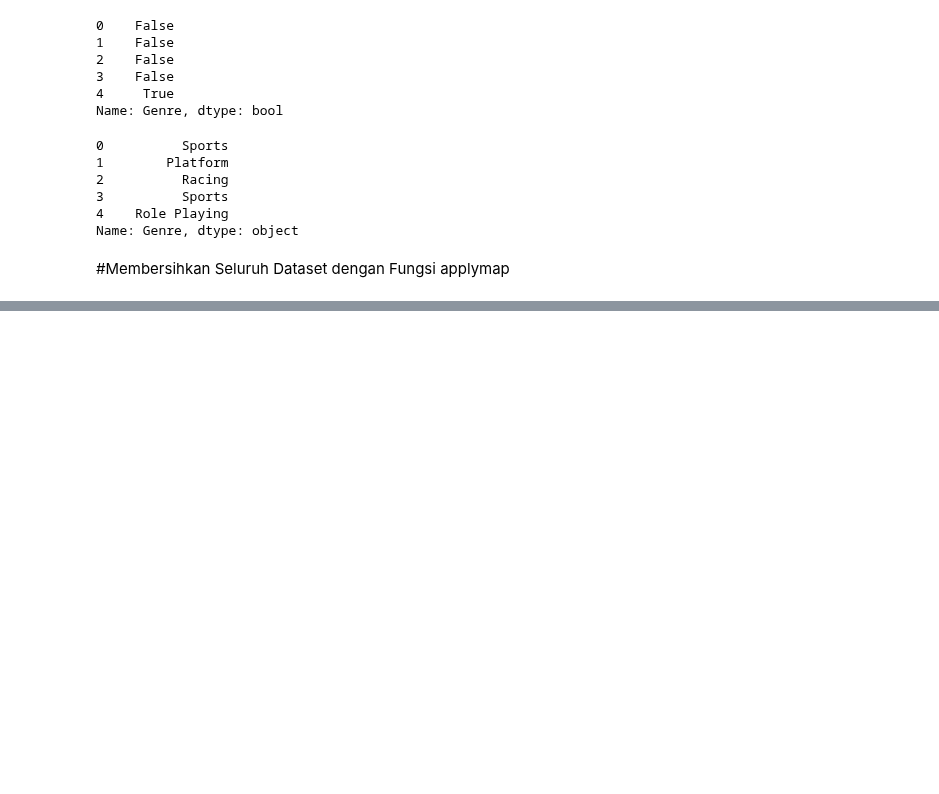
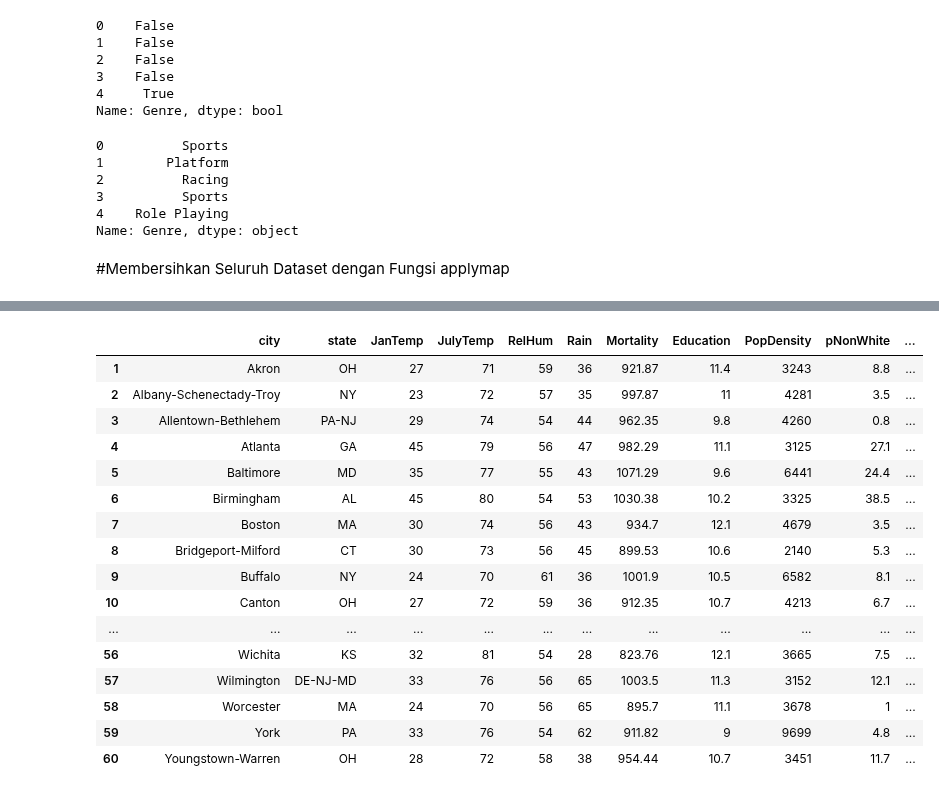
Before and after one commit to aricahyasaputra/data-sains-course-assigment-, a Jupyter notebook: Week 6/Tugas_6_Data_Sains.ipynb, the cells around one changed output, grey strips where cells are left out. Cells and saved outputs as stored; diff of their text form; code cells hidden in the pictures; blank space fills up the shorter version.

```diff
--- a/Week 6/Tugas_6_Data_Sains.ipynb
+++ b/Week 6/Tugas_6_Data_Sains.ipynb
@@ -378,0 +382,5 @@ FileNotFoundError: ignored
+# %%
+df = pd.read_csv('/content/SMSA.txt', sep="\t" , header = None)
+df.columns = ["city", "state", "JanTemp", "JulyTemp", "RelHum", "Rain", "Mortality", "Education", "PopDensity", "pNonWhite", "pWC","pop", "pophouse", "income", "HCPot", "NOxPot","S02Pot","NOx"]
+
+print(df)
@@ -378,0 +405,20 @@ FileNotFoundError: ignored
+# %%
+df.drop([0])
+# %% [output]
+|  | city | state | JanTemp | JulyTemp | RelHum | Rain | Mortality | Education | PopDensity | pNonWhite | ... |
+| 1 | Akron | OH | 27 | 71 | 59 | 36 | 921.87 | 11.4 | 3243 | 8.8 | ... |
+| 2 | Albany-Schenectady-Troy | NY | 23 | 72 | 57 | 35 | 997.87 | 11 | 4281 | 3.5 | ... |
+| 3 | Allentown-Bethlehem | PA-NJ | 29 | 74 | 54 | 44 | 962.35 | 9.8 | 4260 | 0.8 | ... |
+| 4 | Atlanta | GA | 45 | 79 | 56 | 47 | 982.29 | 11.1 | 3125 | 27.1 | ... |
+| 5 | Baltimore | MD | 35 | 77 | 55 | 43 | 1071.29 | 9.6 | 6441 | 24.4 | ... |
+| 6 | Birmingham | AL | 45 | 80 | 54 | 53 | 1030.38 | 10.2 | 3325 | 38.5 | ... |
+| 7 | Boston | MA | 30 | 74 | 56 | 43 | 934.7 | 12.1 | 4679 | 3.5 | ... |
+| 8 | Bridgeport-Milford | CT | 30 | 73 | 56 | 45 | 899.53 | 10.6 | 2140 | 5.3 | ... |
+| 9 | Buffalo | NY | 24 | 70 | 61 | 36 | 1001.9 | 10.5 | 6582 | 8.1 | ... |
+| 10 | Canton | OH | 27 | 72 | 59 | 36 | 912.35 | 10.7 | 4213 | 6.7 | ... |
+| ... | ... | ... | ... | ... | ... | ... | ... | ... | ... | ... | ... |
+| 56 | Wichita | KS | 32 | 81 | 54 | 28 | 823.76 | 12.1 | 3665 | 7.5 | ... |
+| 57 | Wilmington | DE-NJ-MD | 33 | 76 | 56 | 65 | 1003.5 | 11.3 | 3152 | 12.1 | ... |
+| 58 | Worcester | MA | 24 | 70 | 56 | 65 | 895.7 | 11.1 | 3678 | 1 | ... |
+| 59 | York | PA | 33 | 76 | 54 | 62 | 911.82 | 9 | 9699 | 4.8 | ... |
+| 60 | Youngstown-Warren | OH | 28 | 72 | 58 | 38 | 954.44 | 10.7 | 3451 | 11.7 | ... |
```
Also changed, not shown: parts of 4 cells of this notebook.
